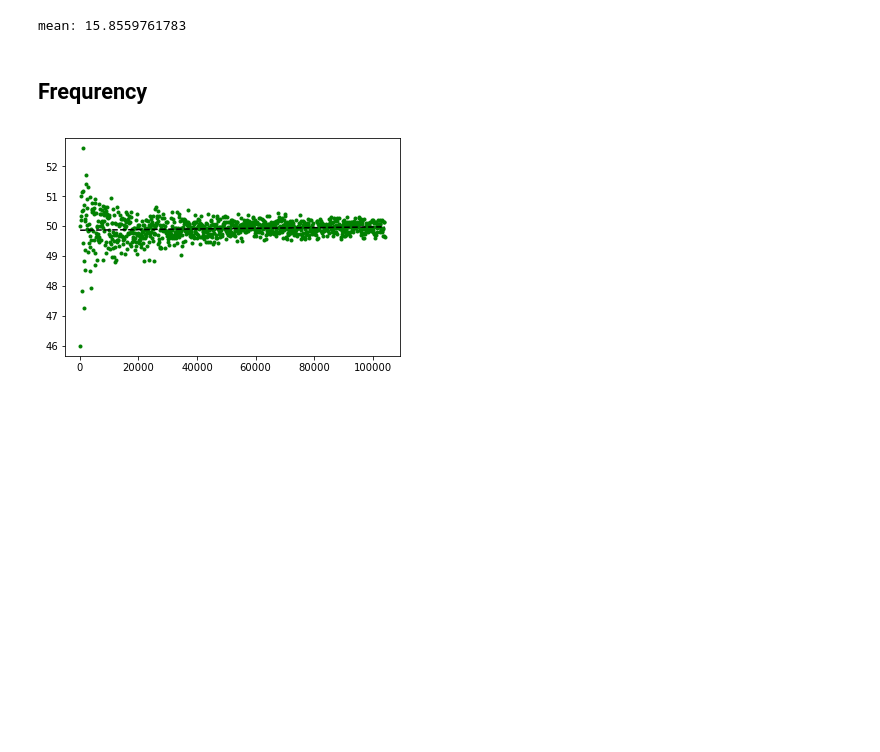
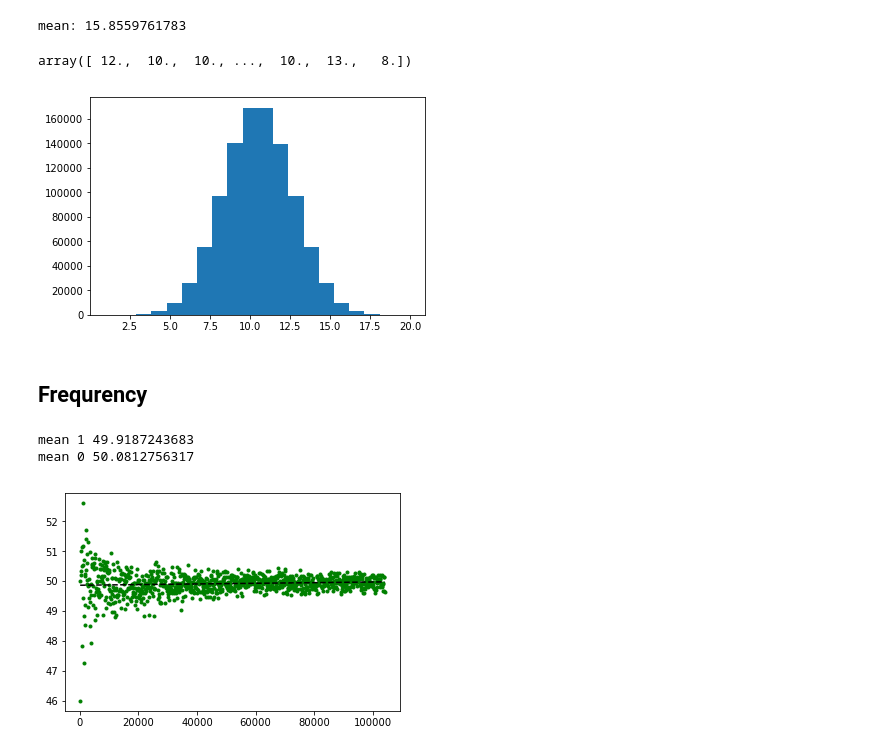
Before and after one commit to samuel-barton/crypto, a Jupyter notebook: random/analysis.ipynb, the cells around one changed output. Drawn from its saved outputs; the diff is of its cells as text; code cells hidden in the pictures; blank space fills up the shorter version.

Commit message:
Implemented three statistical tests, and created a poster.

```diff
--- a/random/analysis.ipynb
+++ b/random/analysis.ipynb
@@ -27,6 +27,17 @@ plt.show()
 print("mean:", np.mean(y))
 # %% [output]
 mean: 15.8559761783
+# %%
+values = np.genfromtxt("chi-tests/1000000_chi", delimiter=",")
+values = values[~np.isnan(values)]
+values
+# %% [output]
+array([ 12.,  10.,  10., ...,  10.,  13.,   8.])
+# %%
+plt.hist(values,bins=20)
+plt.show()
+# %% [output]
+[figure, added]
 # %% [markdown]
 ## Frequrency
 # %%
@@ -39,6 +50,11 @@ fit1 = np.polyfit(x,y1,1)
 fit_fn1 = np.poly1d(fit1)
 fit2 = np.polyfit(x,y2,1)
 fit_fn2 = np.poly1d(fit2)
+print("mean 1",np.mean(y1))
+print("mean 0",np.mean(y2))
+# %% [output]
+mean 1 49.9187243683
+mean 0 50.0812756317
 # %%
 plt.plot(x,y1,'g.')
 plt.plot(x,fit_fn1(x), '--k')
```
Also changed, not shown: parts of 6 cells of this notebook, 3 other files.
